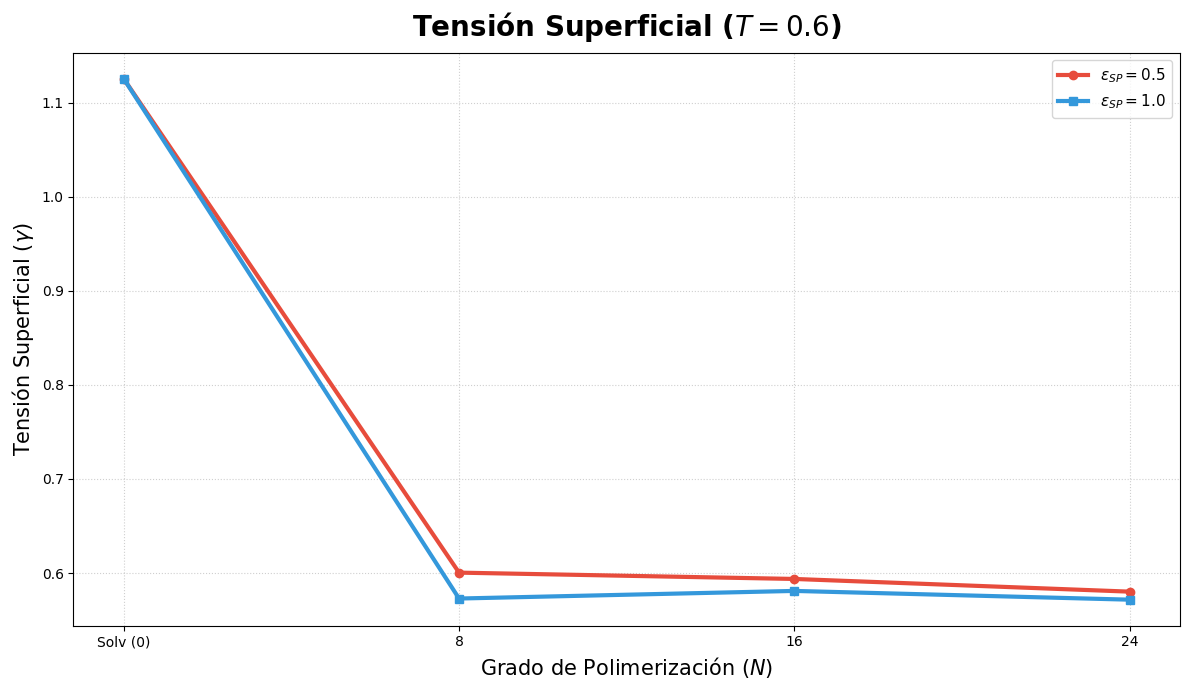
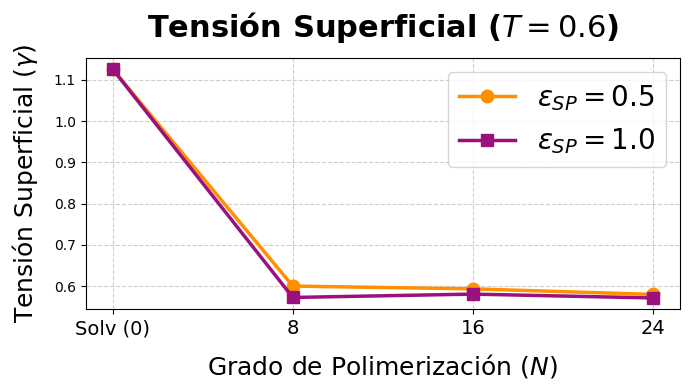
The notebook cell's code change between the first figure and the second:
--- before
+++ after
@@ -10,6 +10,6 @@
 
 # 2. Creación del gráfico único para Tensión Superficial
-plt.figure(figsize=(12, 7))
-colores = {0.5: '#e74c3c', 1.0: '#3498db'}
+plt.figure(figsize=(7, 4))
+colores = {0.5: '#ff9000', 1.0: '#9a117d'}
 marcadores = {0.5: 'o', 1.0: 's'}
 
@@ -20,19 +20,19 @@
     plt.errorbar(
         df_eps['Polimerizacion'], df_eps['Tension_Superficial'], #yerr=df_eps['Tension_err'],
-        fmt=marcadores[eps] + '-', color=colores[eps], linewidth=3, elinewidth=1.5,
+        fmt=marcadores[eps] + '-', color=colores[eps], linewidth=2.5, elinewidth=1.8, ms=9,
         capsize=6, label=f'$\\epsilon_{{SP}} = {eps}$'
     )
 
 # Configuración de estilo y etiquetas académicas
-plt.title(f'Tensión Superficial ($T = {temp_target}$)', fontsize=20, pad=12, fontweight='bold')
-plt.xlabel('Grado de Polimerización ($N$)', fontsize=15)
-plt.ylabel('Tensión Superficial ($\\gamma$)', fontsize=15)
+plt.title(f'Tensión Superficial ($T = {temp_target}$)', fontsize=22, pad=15, fontweight='bold')
+plt.xlabel('Grado de Polimerización ($N$)', fontsize=18, labelpad=10)
+plt.ylabel('Tensión Superficial ($\\gamma$)', fontsize=18, labelpad=10)
 
 # Ticks del eje X incluyendo al solvente puro (N=0)
-plt.xticks([0, 8, 16, 24], ['Solv (0)', '8', '16', '24'])
+plt.xticks([0, 8, 16, 24], ['Solv (0)', '8', '16', '24'], fontsize=14)
 # plt.xticks([8, 16, 24], ['8', '16', '24'])
 
-plt.grid(True, linestyle=':', alpha=0.6)
-plt.legend(frameon=True, fontsize=11, loc='best')
+plt.grid(True, linestyle='--', alpha=0.6)
+plt.legend(frameon=True, fontsize=20, loc='best')
 
 plt.tight_layout()

Commit: Agregado pressure tensor